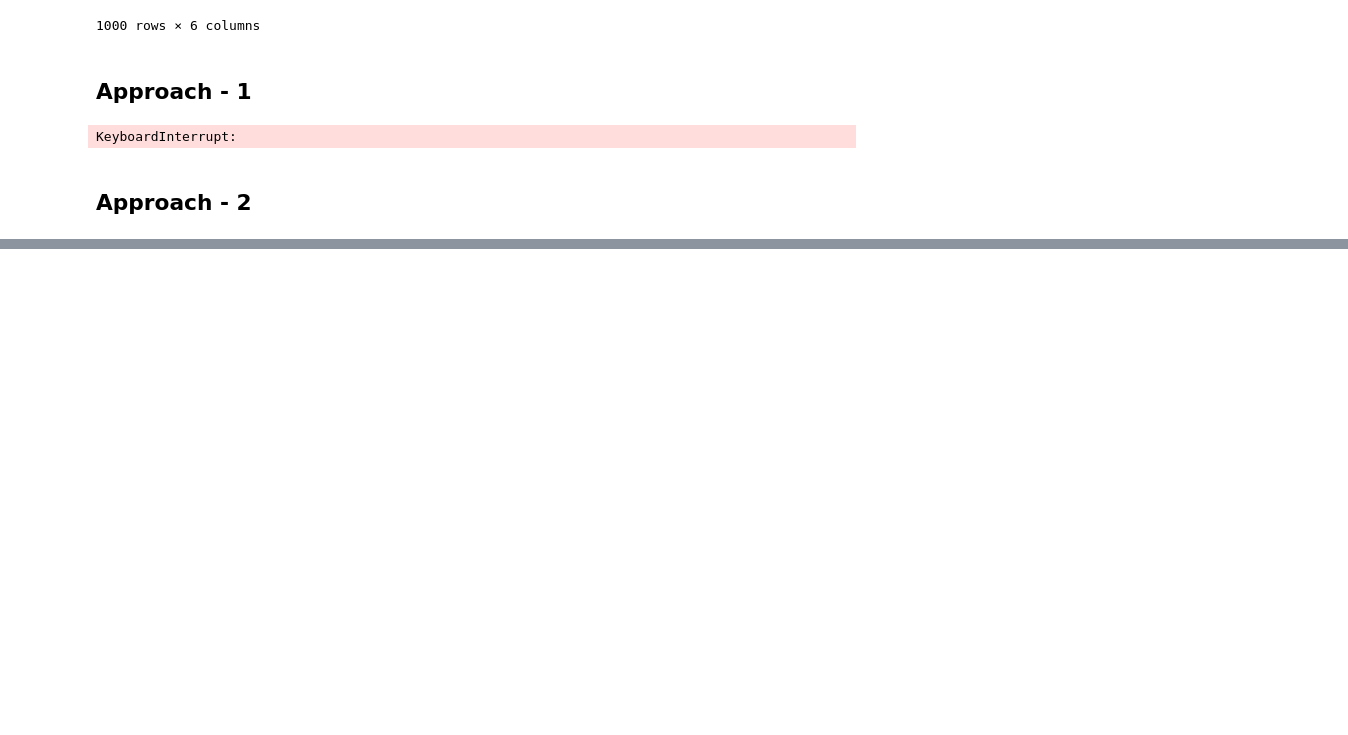
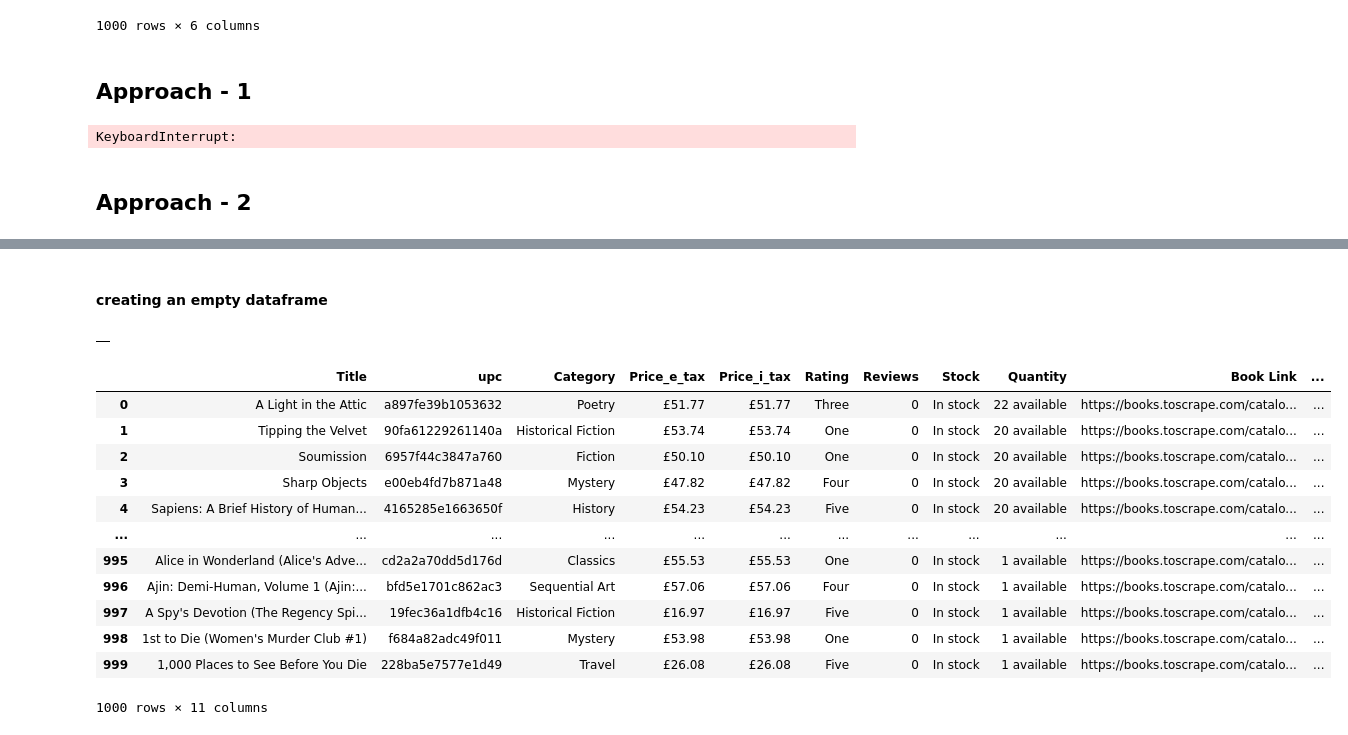
Before and after one commit to ChandrashekharRobbi/Web-Scraping, a Jupyter notebook: Book Scraper/Book Scraper.ipynb, the cells around one changed output, grey strips where cells are left out. Drawn from its saved outputs; the diff is of its cells as text; code cells hidden in the pictures; blank space fills up the shorter version.

```diff
--- a/Book Scraper/Book Scraper.ipynb
+++ b/Book Scraper/Book Scraper.ipynb
@@ -157,0 +198,6 @@ KeyboardInterrupt:
+# %%
+data = []
+for i in df_2["quantity"]:
+    data.append(i[10:-1])
+# %%
+df_2["quantity"] = data
@@ -157,0 +213,36 @@ KeyboardInterrupt:
+# %% [markdown]
+#### creating an empty dataframe
+# %%
+df = pd.DataFrame()
+# %%
+df
+# %% [output]
+|  |
+# %%
+df["Title"]        = df_1["Title"]
+df["upc"]          = df_2["upc"]
+df["Category"]     = df_2["category"]
+df["Price_e_tax"]  = df_2["price_e_tax"]
+df["Price_i_tax"]  = df_2["price_i_tax"]
+df["Rating"]       = df_1["Star Rating (out of 5)"]
+df["Reviews"]      = df_2["reviews"]
+df["Stock"]        = df_1["Stock"]
+df["Quantity"]     = df_2["quantity"]
+df["Book Link"]    = df_1["Href"]
+df["Book Images"]  = df_1["Image Links"]
+# %%
+df
+# %% [output]
+|  | Title | upc | Category | Price_e_tax | Price_i_tax | Rating | Reviews | Stock | Quantity | Book Link | ... |
+| 0 | A Light in the Attic | a897fe39b1053632 | Poetry | £51.77 | £51.77 | Three | 0 | In stock | 22 available | https://books.toscrape.com/catalo... | ... |
+| 1 | Tipping the Velvet | 90fa61229261140a | Historical Fiction | £53.74 | £53.74 | One | 0 | In stock | 20 available | https://books.toscrape.com/catalo... | ... |
+| 2 | Soumission | 6957f44c3847a760 | Fiction | £50.10 | £50.10 | One | 0 | In stock | 20 available | https://books.toscrape.com/catalo... | ... |
+| 3 | Sharp Objects | e00eb4fd7b871a48 | Mystery | £47.82 | £47.82 | Four | 0 | In stock | 20 available | https://books.toscrape.com/catalo... | ... |
+| 4 | Sapiens: A Brief History of Human... | 4165285e1663650f | History | £54.23 | £54.23 | Five | 0 | In stock | 20 available | https://books.toscrape.com/catalo... | ... |
+| ... | ... | ... | ... | ... | ... | ... | ... | ... | ... | ... | ... |
+| 995 | Alice in Wonderland (Alice's Adve... | cd2a2a70dd5d176d | Classics | £55.53 | £55.53 | One | 0 | In stock | 1 available | https://books.toscrape.com/catalo... | ... |
+| 996 | Ajin: Demi-Human, Volume 1 (Ajin:... | bfd5e1701c862ac3 | Sequential Art | £57.06 | £57.06 | Four | 0 | In stock | 1 available | https://books.toscrape.com/catalo... | ... |
+| 997 | A Spy's Devotion (The Regency Spi... | 19fec36a1dfb4c16 | Historical Fiction | £16.97 | £16.97 | Five | 0 | In stock | 1 available | https://books.toscrape.com/catalo... | ... |
+| 998 | 1st to Die (Women's Murder Club #1) | f684a82adc49f011 | Mystery | £53.98 | £53.98 | One | 0 | In stock | 1 available | https://books.toscrape.com/catalo... | ... |
+| 999 | 1,000 Places to See Before You Die | 228ba5e7577e1d49 | Travel | £26.08 | £26.08 | Five | 0 | In stock | 1 available | https://books.toscrape.com/catalo... | ... |
+1000 rows × 11 columns
```
Also changed, not shown: parts of 10 cells of this notebook, 2 other files.
